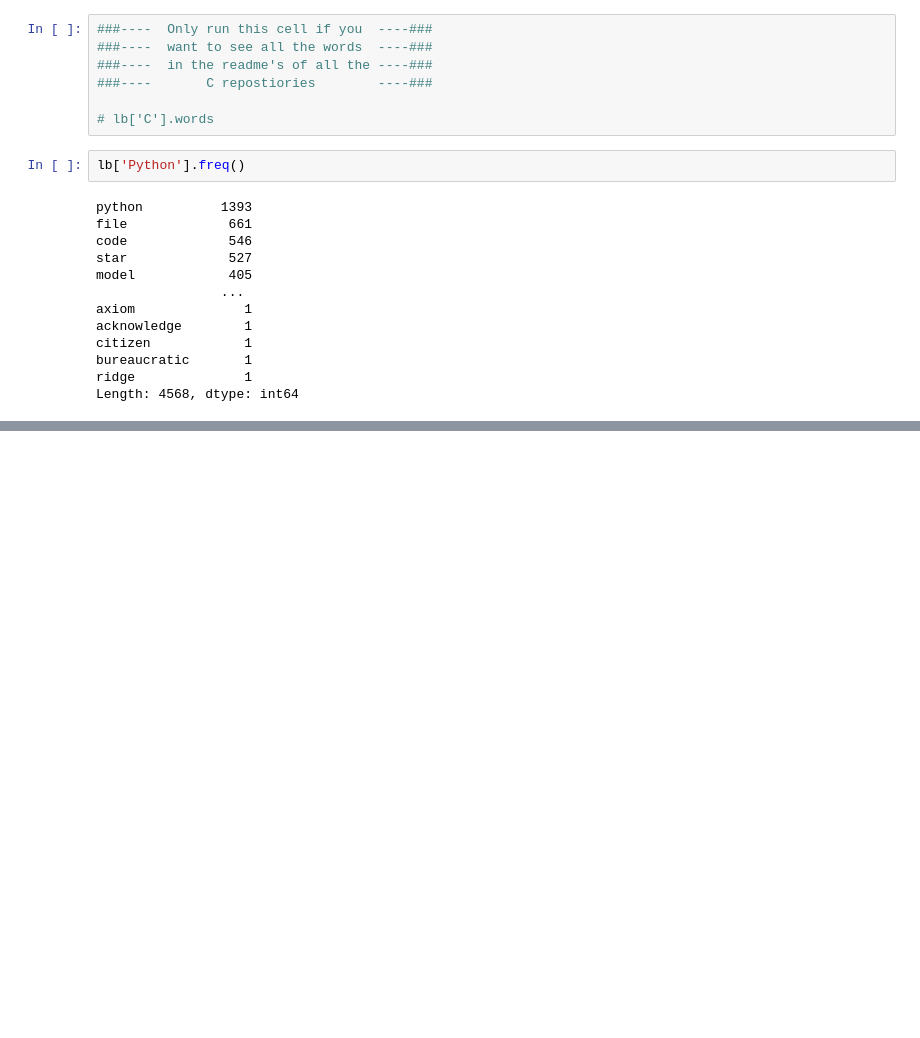
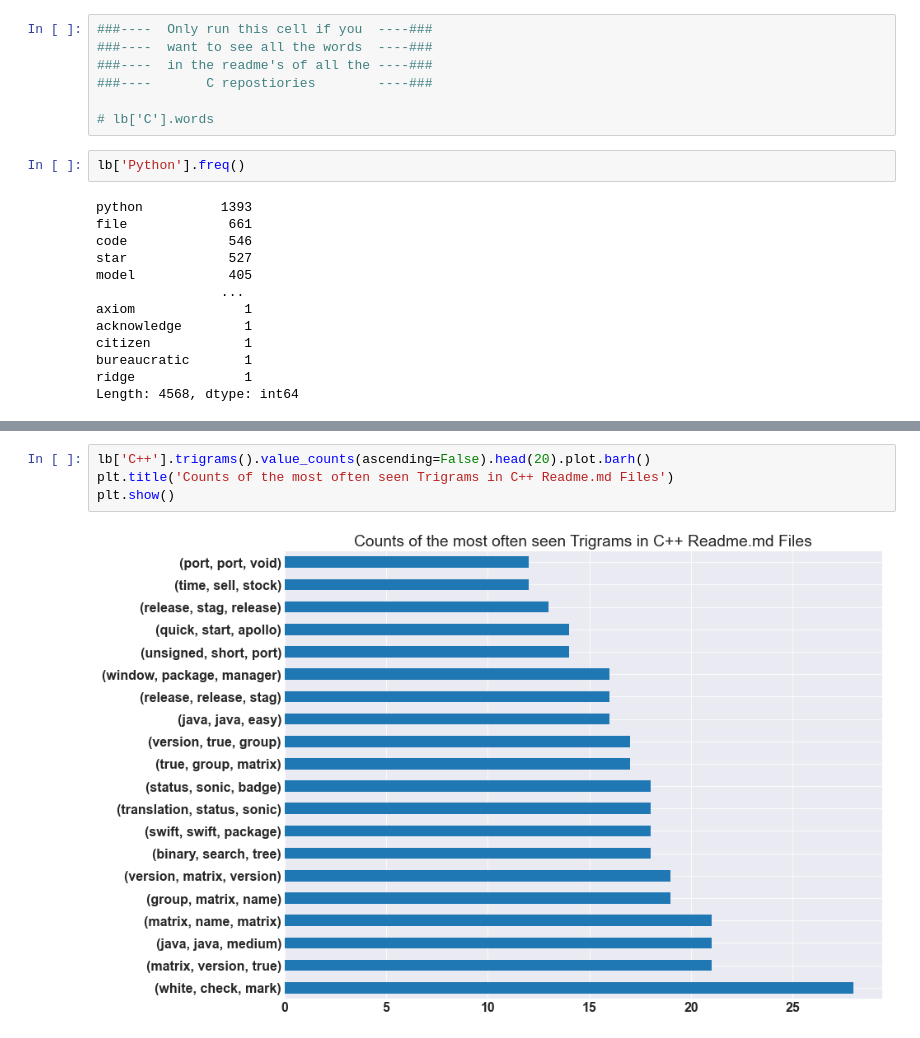
Before and after one commit to Dash-n-Dave-NLP/Project-Dave, a Jupyter notebook: final_draft.ipynb, the cells around one changed output, grey strips where cells are left out. Drawn from its saved outputs; the diff is of its cells as text; blank space fills up the shorter version.

```diff
--- a/final_draft.ipynb
+++ b/final_draft.ipynb
@@ -151,0 +191,6 @@ lb['Python'].bigrams().value_counts(ascending=False).head(20).plot.barh()
+# %%
+lb['C++'].trigrams().value_counts(ascending=False).head(20).plot.barh()
+plt.title('Counts of the most often seen Trigrams in C++ Readme.md Files')
+plt.show()
+# %% [output]
+[figure, added]
```
Also changed, not shown: parts of 24 cells of this notebook, 3 other files.
